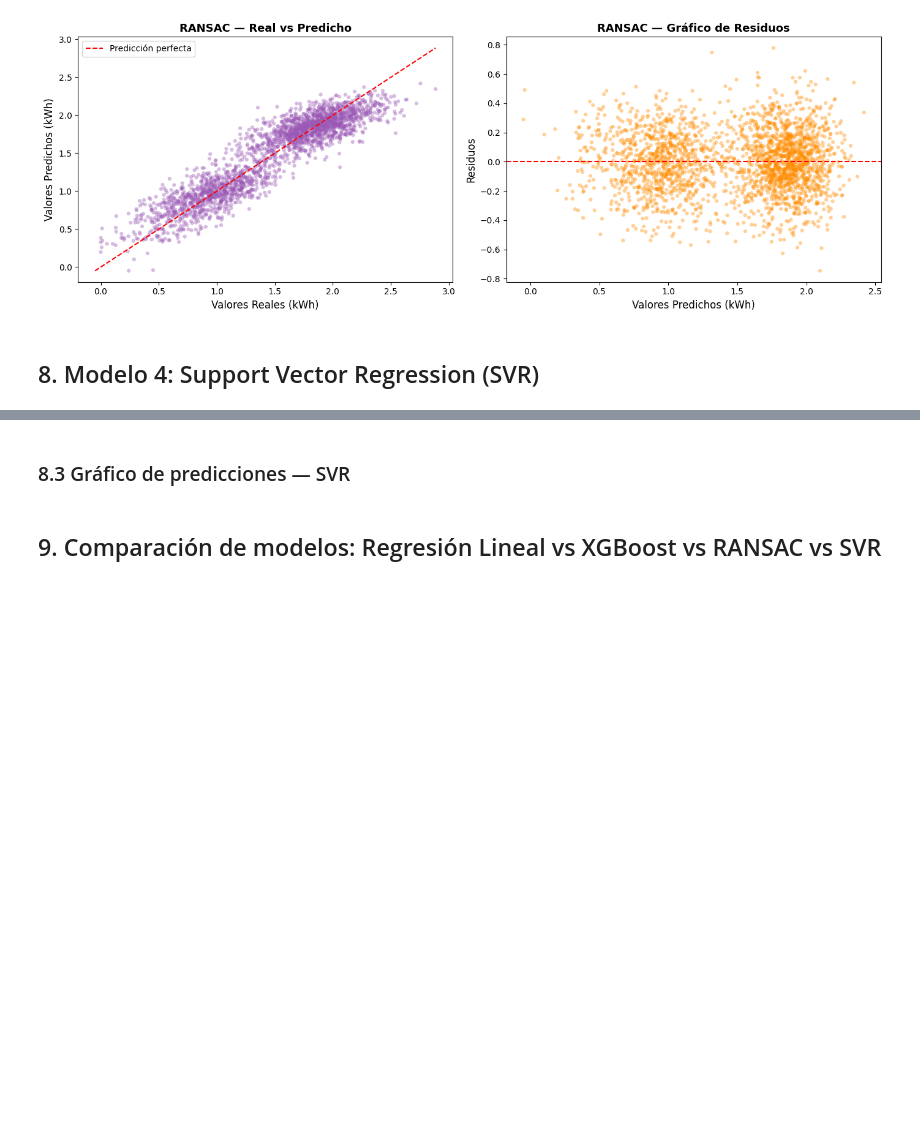
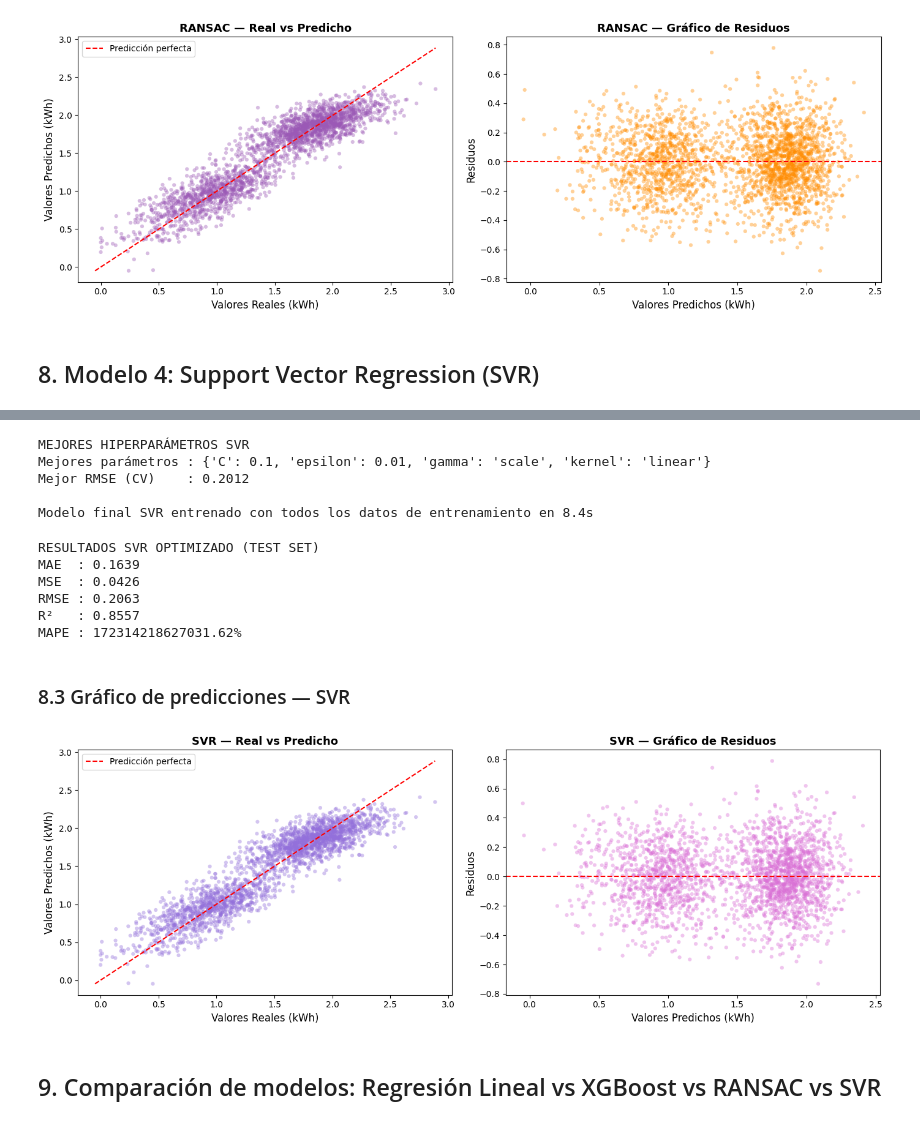
Before and after one commit to karen15367/ProyectoSamsung_modelosIA, a Jupyter notebook: train_models/notebooks/Modelo_Regresion_SmartLighting.ipynb, the cells around one changed output, grey strips where cells are left out. Saved outputs shown, nothing was run; the diff lists cells and outputs as text; code cells hidden in the pictures; blank space fills up the shorter version.

Commit message:
Modificado Modelo SVR

```diff
--- a/train_models/notebooks/Modelo_Regresion_SmartLighting.ipynb
+++ b/train_models/notebooks/Modelo_Regresion_SmartLighting.ipynb
@@ -637,2 +720,41 @@ pass
+# %%
+# Mejores hiperparámetros encontrados
+print("MEJORES HIPERPARÁMETROS SVR")
+print(f"Mejores parámetros : {grid_search_svr.best_params_}")
+print(f"Mejor RMSE (CV)    : {-grid_search_svr.best_score_:.4f}")
+
+# Modelo final entrenado con TODOS los datos de entrenamiento escalados
+t0 = time.time()
+svr_best = SVR(
+    C       = grid_search_svr.best_params_['C'],
+    epsilon = grid_search_svr.best_params_['epsilon'],
+    kernel  = grid_search_svr.best_params_['kernel'],
+    gamma   = grid_search_svr.best_params_['gamma']
+)
+svr_best.fit(X_train_scaled, y_train)
+print(f"\nModelo final SVR entrenado con todos los datos de entrenamiento en {time.time()-t0:.1f}s")
+# %% [output]
+MEJORES HIPERPARÁMETROS SVR
+Mejores parámetros : {'C': 0.1, 'epsilon': 0.01, 'gamma': 'scale', 'kernel': 'linear'}
+Mejor RMSE (CV)    : 0.2012
+
+Modelo final SVR entrenado con todos los datos de entrenamiento en 8.4s
+# %%
+# Evaluar el mejor modelo en el conjunto de prueba
+y_pred_svr_best = svr_best.predict(X_test_scaled)
+
+print("RESULTADOS SVR OPTIMIZADO (TEST SET)")
+print(f"MAE  : {mean_absolute_error(y_test, y_pred_svr_best):.4f}")
+print(f"MSE  : {mean_squared_error(y_test, y_pred_svr_best):.4f}")
+print(f"RMSE : {np.sqrt(mean_squared_error(y_test, y_pred_svr_best)):.4f}")
+print(f"R²   : {r2_score(y_test, y_pred_svr_best):.4f}")
+print(f"MAPE : {mean_absolute_percentage_error(y_test, y_pred_svr_best)*100:.2f}%")
+# %% [output]
+RESULTADOS SVR OPTIMIZADO (TEST SET)
+MAE  : 0.1639
+MSE  : 0.0426
+RMSE : 0.2063
+R²   : 0.8557
+MAPE : 172314218627031.62%
 # %% [markdown]
 ### 8.3 Gráfico de predicciones — SVR
@@ -642,3 +761,28 @@ pass
+# %%
+fig, axes = plt.subplots(1, 2, figsize=(14, 5))
+
+# Gráfico real vs predicho
+axes[0].scatter(y_test, y_pred_svr_best, alpha=0.4, color='mediumpurple', edgecolor='none', s=20)
+lim = [min(y_test.min(), y_pred_svr_best.min()),
+       max(y_test.max(), y_pred_svr_best.max())]
+axes[0].plot(lim, lim, 'r--', linewidth=1.5, label='Predicción perfecta')
+axes[0].set_xlabel('Valores Reales (kWh)', fontsize=12)
+axes[0].set_ylabel('Valores Predichos (kWh)', fontsize=12)
+axes[0].set_title('SVR — Real vs Predicho', fontsize=13, fontweight='bold')
+axes[0].legend(fontsize=10)
+
+# Gráfico de residuos
+residuos_svr = y_test - y_pred_svr_best
+axes[1].scatter(y_pred_svr_best, residuos_svr, alpha=0.4, color='orchid', edgecolor='none', s=20)
+axes[1].axhline(y=0, color='red', linestyle='--', linewidth=1.5)
+axes[1].set_xlabel('Valores Predichos (kWh)', fontsize=12)
+axes[1].set_ylabel('Residuos', fontsize=12)
+axes[1].set_title('SVR — Gráfico de Residuos', fontsize=13, fontweight='bold')
+
+plt.tight_layout()
+plt.show()
+# %% [output]
+[figure, added]
 # %% [markdown]
 ## 9. Comparación de modelos: Regresión Lineal vs XGBoost vs RANSAC vs SVR
 # %%
```
Also changed, not shown: parts of 22 cells of this notebook.
